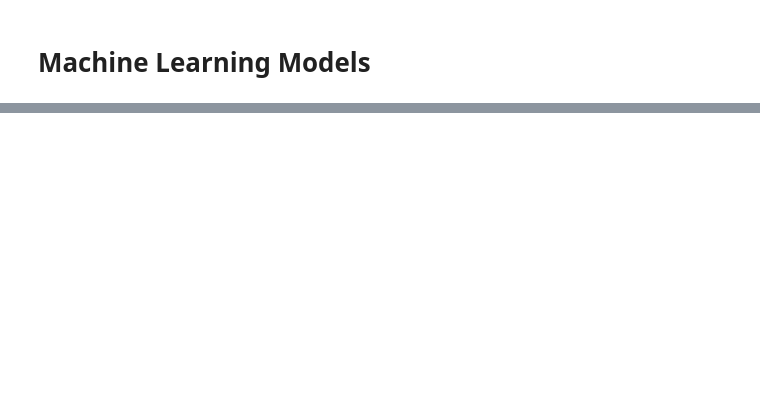
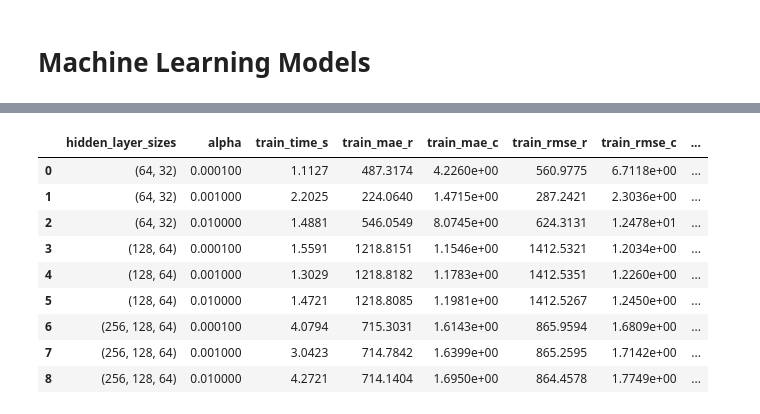
Before and after one commit to Sbrvl/ECSE-343, a Jupyter notebook: group_5_ML.ipynb, the cells around one changed output, grey strips where cells are left out. Cells and saved outputs as stored; diff of their text form; code cells hidden in the pictures; blank space fills up the shorter version.

```diff
--- a/group_5_ML.ipynb
+++ b/group_5_ML.ipynb
@@ -100,0 +307,86 @@ Best hyperparams: {'n_estimators': 200, 'max_depth': 10}
+# %%
+target_is_log = globals().get('target_is_log', False)
+y_train_phys = np.exp(y_train) if target_is_log else y_train
+y_val_phys = np.exp(y_val) if target_is_log else y_val
+y_test_phys = np.exp(y_test) if target_is_log else y_test
+
+def to_phys(y_pred, is_log):
+    return np.exp(y_pred) if is_log else y_pred
+
+def metrics_r_c(y_true, y_pred):
+    mae_r = mean_absolute_error(y_true[:, 0], y_pred[:, 0])
+    mae_c = mean_absolute_error(y_true[:, 1], y_pred[:, 1])
+    rmse_r = np.sqrt(mean_squared_error(y_true[:, 0], y_pred[:, 0]))
+    rmse_c = np.sqrt(mean_squared_error(y_true[:, 1], y_pred[:, 1]))
+    return mae_r, mae_c, rmse_r, rmse_c
+
+n_train, n_val, n_test = len(X_train), len(X_val), len(X_test)
+hidden_sizes_list = [(64, 32), (128, 64), (256, 128, 64)]
+alpha_list = [1e-4, 1e-3, 1e-2]
+mlp_results = []
+mlp_model = None
+best_val_mae_avg = float('inf')
+best_mlp_params = {}
+train_time_mlp = None
+
+for hidden in hidden_sizes_list:
+    for alpha in alpha_list:
+        model = MLPRegressor(
+            hidden_layer_sizes=hidden,
+            activation='relu',
+            solver='adam',
+            alpha=alpha,
+            max_iter=500,
+            random_state=42,
+            early_stopping=True,
+            validation_fraction=0.1,
+        )
+        t0 = time.perf_counter()
+        model.fit(X_train, y_train)
+        t_elapsed = time.perf_counter() - t0
+        y_train_pred = to_phys(model.predict(X_train), target_is_log)
+        y_val_pred   = to_phys(model.predict(X_val),   target_is_log)
+        y_test_pred  = to_phys(model.predict(X_test),  target_is_log)
+        tr = metrics_r_c(y_train_phys, y_train_pred)
+        va = metrics_r_c(y_val_phys,   y_val_pred)
+        te = metrics_r_c(y_test_phys,  y_test_pred)
+        val_mae_avg = (va[0] + va[1]) / 2
+        mlp_results.append({
+            'hidden_layer_sizes': str(hidden),
+            'alpha': alpha,
+            'train_time_s': t_elapsed,
+            'train_mae_r': tr[0], 'train_mae_c': tr[1],
+            'train_rmse_r': tr[2], 'train_rmse_c': tr[3],
+            'val_mae_r': va[0], 'val_mae_c': va[1],
+            'val_rmse_r': va[2], 'val_rmse_c': va[3],
+            'test_mae_r': te[0], 'test_mae_c': te[1],
+            'test_rmse_r': te[2], 'test_rmse_c': te[3],
+        })
+        if val_mae_avg < best_val_mae_avg:
+            best_val_mae_avg = val_mae_avg
+            mlp_model = model
+            best_mlp_params = {'hidden_layer_sizes': hidden, 'alpha': alpha}
+            train_time_mlp = t_elapsed
+
+mlp_experiments_df = pd.DataFrame(mlp_results)
+print("MLP — hyperparameter tuning experiments")
+print(f"Data: n_train={n_train}, n_val={n_val}, n_test={n_test}")
+print("Note: best config selected by validation MAE only; test metrics shown for reference.")
+c_cols_mlp = [c for c in mlp_experiments_df.columns if '_mae_c' in c or '_rmse_c' in c]
+r_cols_mlp  = [c for c in mlp_experiments_df.columns if ('_mae_r' in c or '_rmse_r' in c)]
+t_cols_mlp  = ['train_time_s']
+fmt_mlp = {col: "{:.4e}" for col in c_cols_mlp}
+fmt_mlp.update({col: "{:.4f}" for col in r_cols_mlp})
+fmt_mlp.update({col: "{:.4f}" for col in t_cols_mlp})
+display(mlp_experiments_df.style.format(fmt_mlp))
+print(f"\nBest config (by validation MAE): {best_mlp_params}")
+print("Justification: Chosen hidden_layer_sizes and alpha minimize average validation MAE (R and C).")
+print("\nBest model — Val and Test metrics:")
+y_val_pred  = to_phys(mlp_model.predict(X_val),  target_is_log)
+y_test_pred = to_phys(mlp_model.predict(X_test), target_is_log)
+va = metrics_r_c(y_val_phys,  y_val_pred)
+te = metrics_r_c(y_test_phys, y_test_pred)
+print(f"  Train time: {train_time_mlp:.4f} s")
+print(f"  Val:  R mae: {va[0]:.4f}  C mae: {va[1]:.4e}  R rmse: {va[2]:.4f}  C rmse: {va[3]:.4e}")
+print(f"  Test: R mae: {te[0]:.4f}  C mae: {te[1]:.4e}  R rmse: {te[2]:.4f}  C rmse: {te[3]:.4e}")
+# %% [output]
@@ -100,0 +396,10 @@ Best hyperparams: {'n_estimators': 200, 'max_depth': 10}
+|  | hidden_layer_sizes | alpha | train_time_s | train_mae_r | train_mae_c | train_rmse_r | train_rmse_c | ... |
+| 0 | (64, 32) | 0.000100 | 1.1127 | 487.3174 | 4.2260e+00 | 560.9775 | 6.7118e+00 | ... |
+| 1 | (64, 32) | 0.001000 | 2.2025 | 224.0640 | 1.4715e+00 | 287.2421 | 2.3036e+00 | ... |
+| 2 | (64, 32) | 0.010000 | 1.4881 | 546.0549 | 8.0745e+00 | 624.3131 | 1.2478e+01 | ... |
+| 3 | (128, 64) | 0.000100 | 1.5591 | 1218.8151 | 1.1546e+00 | 1412.5321 | 1.2034e+00 | ... |
+| 4 | (128, 64) | 0.001000 | 1.3029 | 1218.8182 | 1.1783e+00 | 1412.5351 | 1.2260e+00 | ... |
+| 5 | (128, 64) | 0.010000 | 1.4721 | 1218.8085 | 1.1981e+00 | 1412.5267 | 1.2450e+00 | ... |
+| 6 | (256, 128, 64) | 0.000100 | 4.0794 | 715.3031 | 1.6143e+00 | 865.9594 | 1.6809e+00 | ... |
+| 7 | (256, 128, 64) | 0.001000 | 3.0423 | 714.7842 | 1.6399e+00 | 865.2595 | 1.7142e+00 | ... |
+| 8 | (256, 128, 64) | 0.010000 | 4.2721 | 714.1404 | 1.6950e+00 | 864.4578 | 1.7749e+00 | ... |
```
Also changed, not shown: parts of 22 cells of this notebook.
